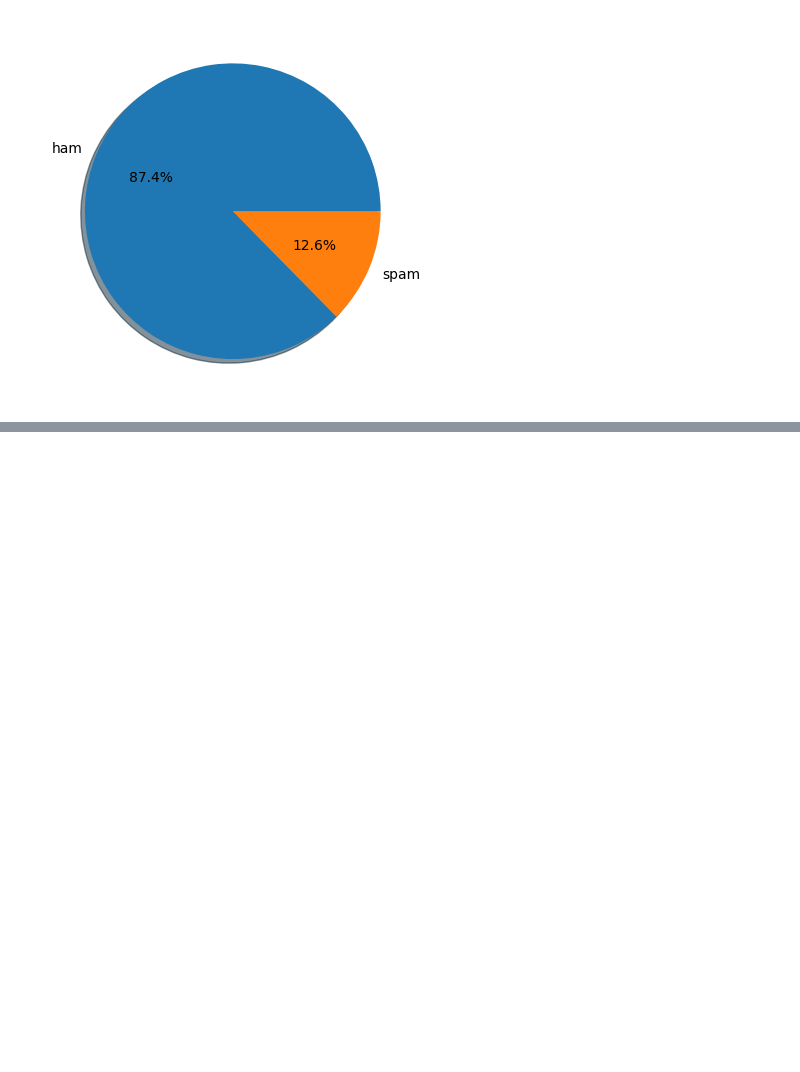
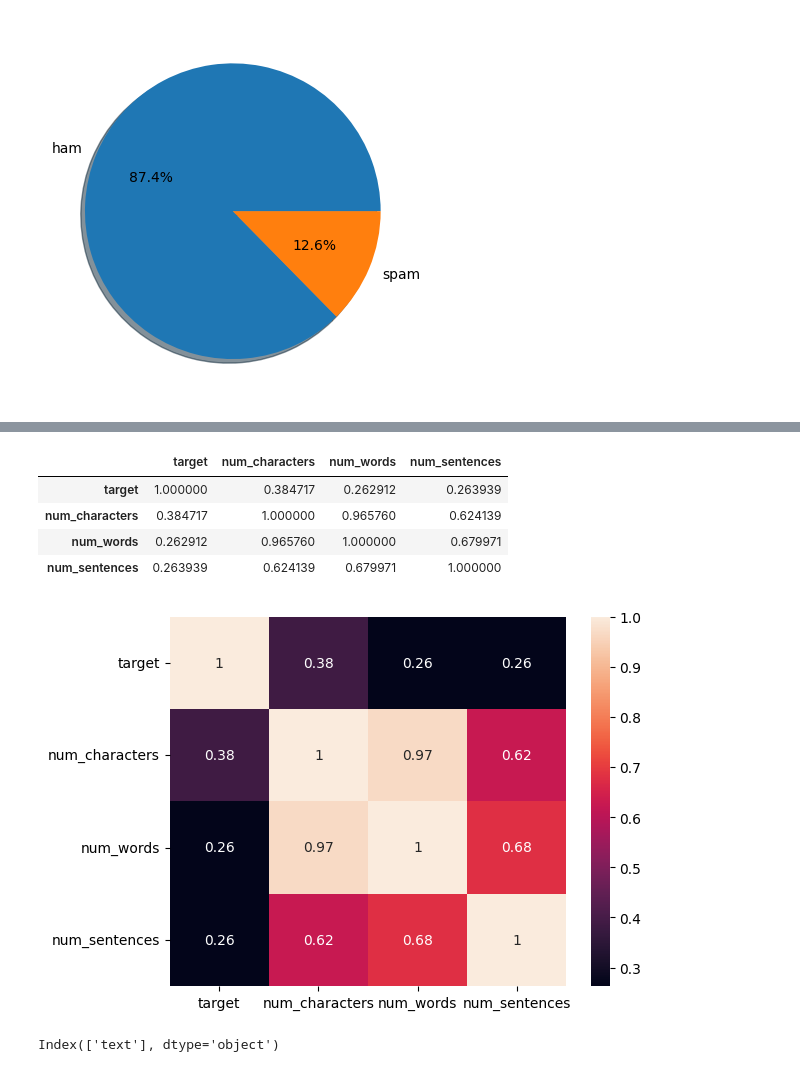
Before and after one commit to 2022BCD0052/EMAIL-SPAM-CLASSIFIER, a Jupyter notebook: index.ipynb, the cells around one changed output, grey strips where cells are left out. Cells and saved outputs as stored; diff of their text form; code cells hidden in the pictures; blank space fills up the shorter version.

```diff
--- a/index.ipynb
+++ b/index.ipynb
@@ -124,0 +229,16 @@ import nltk as nltk
+# %%
+df_numeric = df.select_dtypes(include=['number'])
+sns.heatmap(df_numeric.corr(), annot=True)
+df_numeric.corr()
+# %% [output]
+|  | target | num_characters | num_words | num_sentences |
+| target | 1.000000 | 0.384717 | 0.262912 | 0.263939 |
+| num_characters | 0.384717 | 1.000000 | 0.965760 | 0.624139 |
+| num_words | 0.262912 | 0.965760 | 1.000000 | 0.679971 |
+| num_sentences | 0.263939 | 0.624139 | 0.679971 | 1.000000 |
+[figure, added]
+# %%
+non_numeric_cols = df.select_dtypes(exclude=['number']).columns
+print(non_numeric_cols)
+# %% [output]
+Index(['text'], dtype='object')
```
Also changed, not shown: parts of 22 cells of this notebook.
